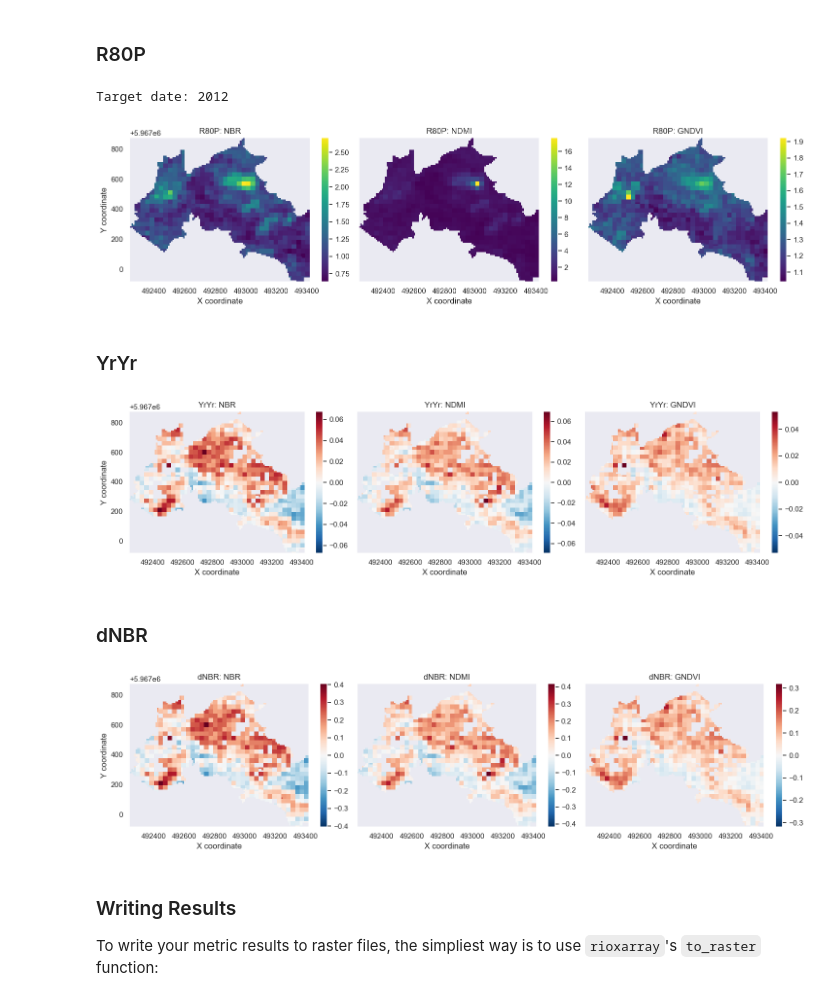
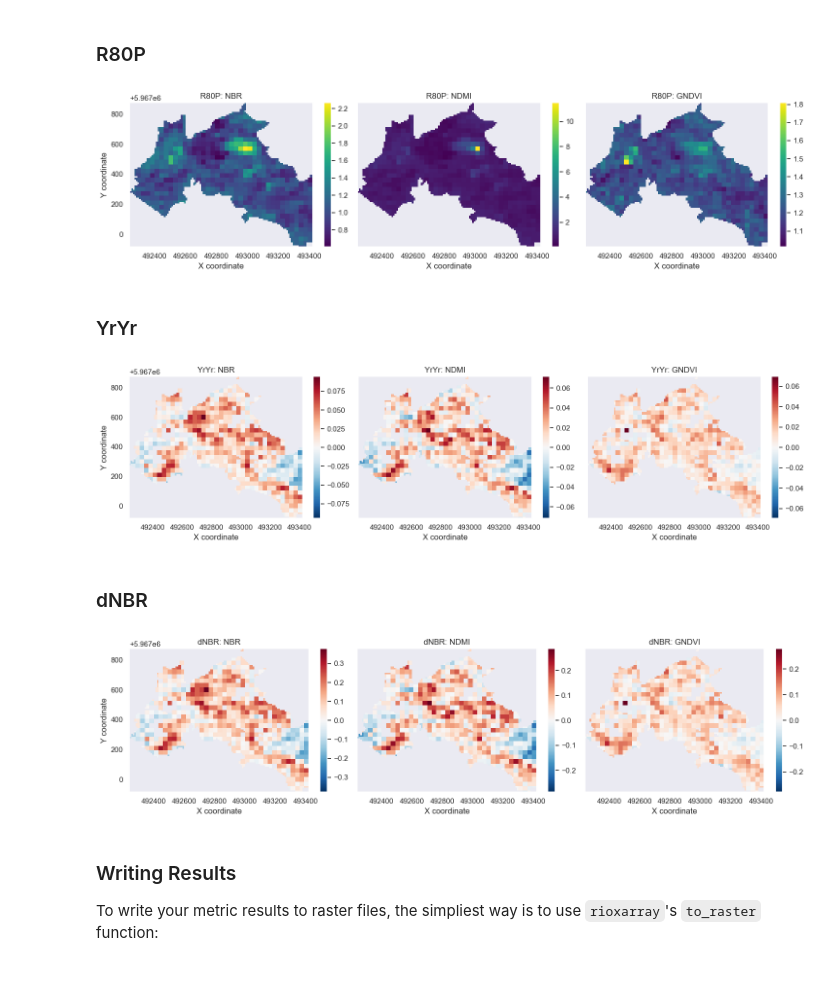
Before and after one commit to PEOPLE-ER/spectral-recovery, a Jupyter notebook: docs/overview_API.ipynb, the cells around one changed output. Saved outputs shown, nothing was run; the diff lists cells and outputs as text; code cells hidden in the pictures.

```diff
--- a/docs/overview_API.ipynb
+++ b/docs/overview_API.ipynb
@@ -126,25 +126,24 @@ plot_metrics(y2r)
 # %% [markdown]
 ### R80P
 # %%
-r80p = ra.r80p(timestep=6)
+r80p = ra.r80p(timestep=4)
 plot_metrics(r80p)
 # %% [output]
-Target date: 2012
-[figure, old version]
+[figure, new version]
 # %% [markdown]
 ### YrYr
 # %%
-yryr = ra.yryr(timestep=6)
+yryr = ra.yryr(timestep=4)
 plot_metrics(yryr)
 # %% [output]
-[figure, old version]
+[figure, new version]
 # %% [markdown]
 ### dNBR
 # %%
-dNBR = ra.dnbr(timestep=6)
+dNBR = ra.dnbr(timestep=4)
 plot_metrics(dNBR)
 # %% [output]
-[figure, old version]
+[figure, new version]
 # %% [markdown]
 ###  Writing Results
 
```
